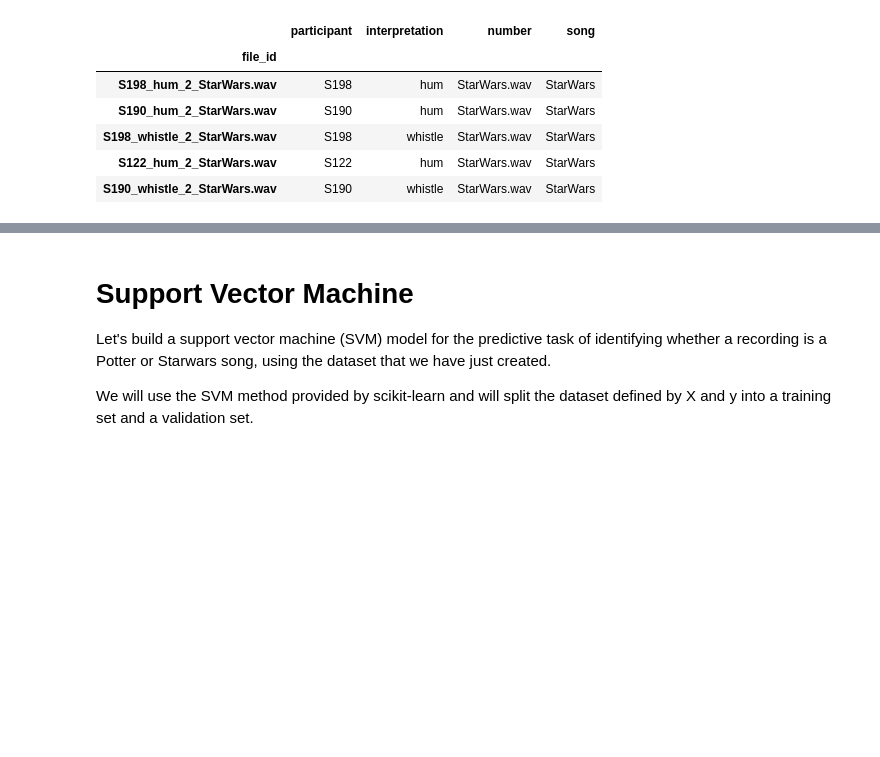
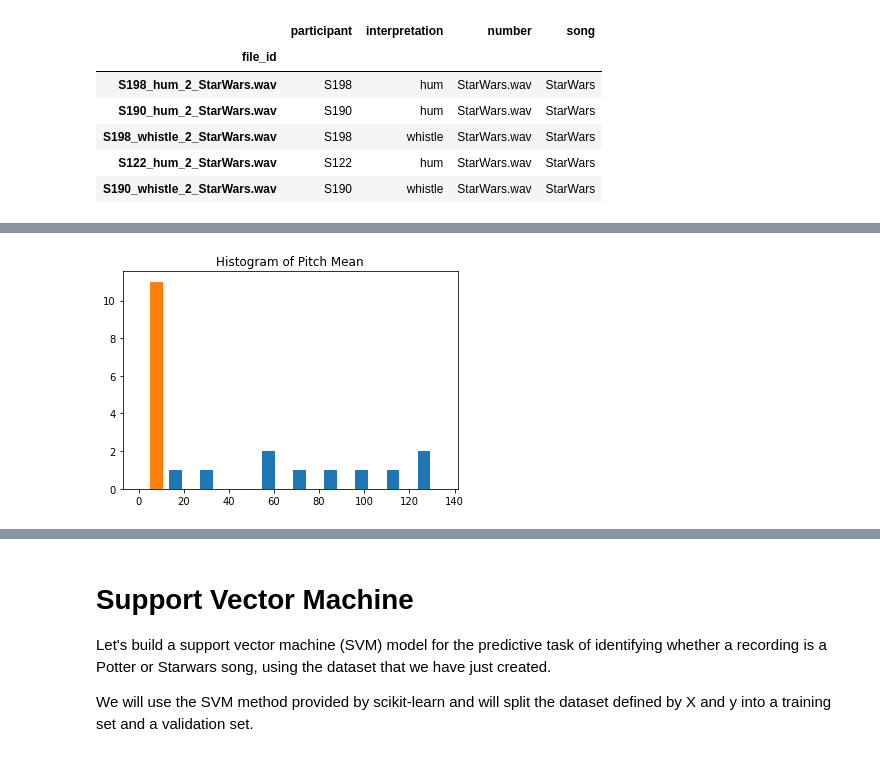
Before and after one commit to adamt645/Projects, a Jupyter notebook: Untitled7.ipynb, the cells around one changed output, grey strips where cells are left out. Cells and saved outputs as stored; diff of their text form; code cells hidden in the pictures; blank space fills up the shorter version.

```diff
--- a/Untitled7.ipynb
+++ b/Untitled7.ipynb
@@ -251,0 +377,6 @@ The above cell suggests that the recordings are relatively well-balanced.
+# %%
+_pitchMean = plt.hist(pitch_mean_vis, bins=10)
+plt.title('Histogram of Pitch Mean')
+plt.show()
+# %% [output]
+[figure, added]
```
Also changed, not shown: parts of 45 cells of this notebook.
